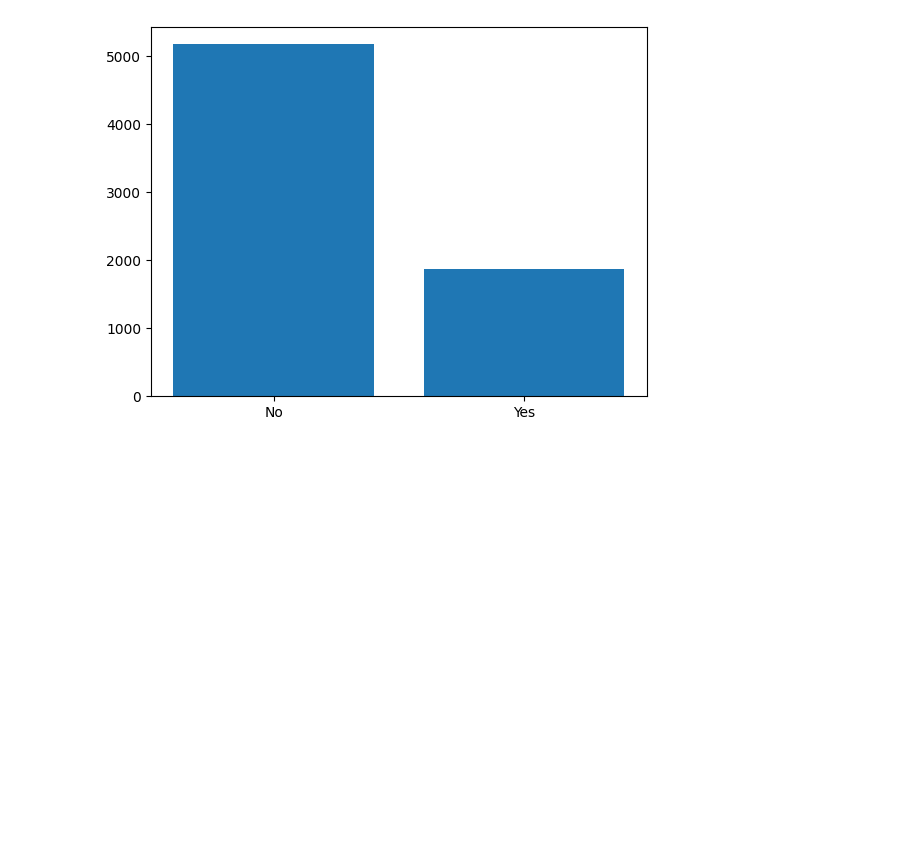
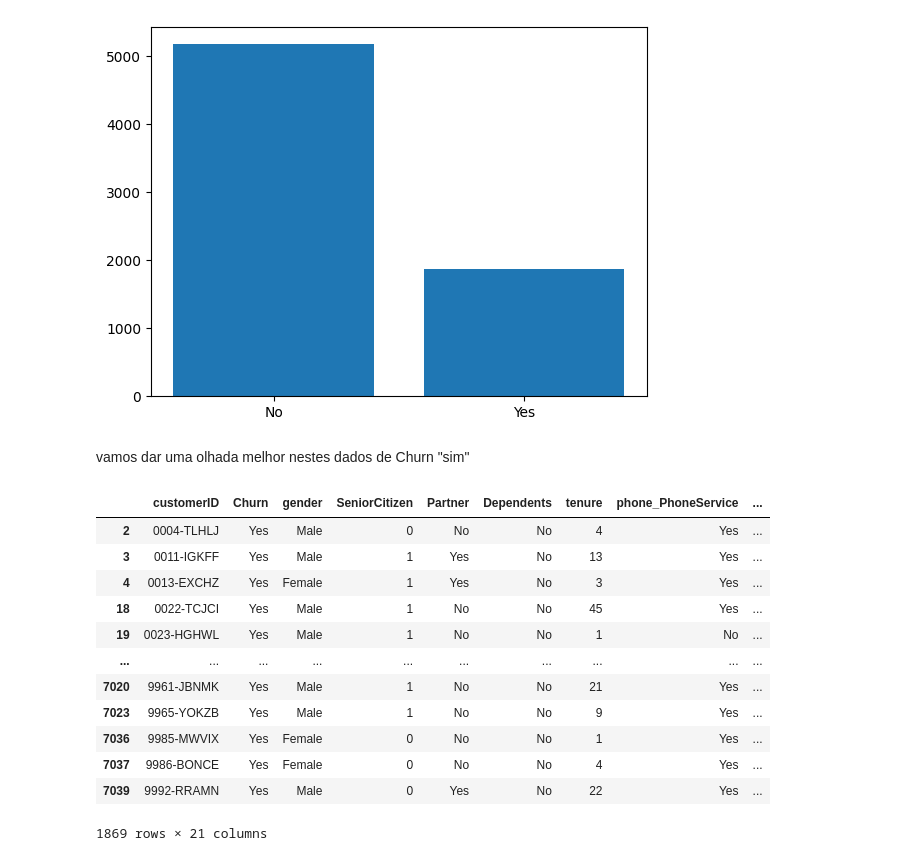
Before and after one commit to cauancalmeida/Challenge_1, a Jupyter notebook: Analise_descritiva.ipynb, the cells around one changed output. Cells and saved outputs as stored; diff of their text form; code cells hidden in the pictures; blank space fills up the shorter version.

```diff
--- a/Analise_descritiva.ipynb
+++ b/Analise_descritiva.ipynb
@@ -86,3 +100,21 @@ plt.bar(df.Churn.unique(),df.Churn.value_counts())
 # %% [output]
 <BarContainer object of 2 artists>
 [figure]
+# %% [markdown]
+vamos dar uma olhada melhor nestes dados de Churn "sim"
+# %%
+df.query('Churn == "Yes"')
+# %% [output]
+|  | customerID | Churn | gender | SeniorCitizen | Partner | Dependents | tenure | phone_PhoneService | ... |
+| 2 | 0004-TLHLJ | Yes | Male | 0 | No | No | 4 | Yes | ... |
+| 3 | 0011-IGKFF | Yes | Male | 1 | Yes | No | 13 | Yes | ... |
+| 4 | 0013-EXCHZ | Yes | Female | 1 | Yes | No | 3 | Yes | ... |
+| 18 | 0022-TCJCI | Yes | Male | 1 | No | No | 45 | Yes | ... |
+| 19 | 0023-HGHWL | Yes | Male | 1 | No | No | 1 | No | ... |
+| ... | ... | ... | ... | ... | ... | ... | ... | ... | ... |
+| 7020 | 9961-JBNMK | Yes | Male | 1 | No | No | 21 | Yes | ... |
+| 7023 | 9965-YOKZB | Yes | Male | 1 | No | No | 9 | Yes | ... |
+| 7036 | 9985-MWVIX | Yes | Female | 0 | No | No | 1 | Yes | ... |
+| 7037 | 9986-BONCE | Yes | Female | 0 | No | No | 4 | Yes | ... |
+| 7039 | 9992-RRAMN | Yes | Male | 0 | Yes | No | 22 | Yes | ... |
+1869 rows × 21 columns
```
Also changed, not shown: parts of 4 cells of this notebook.
